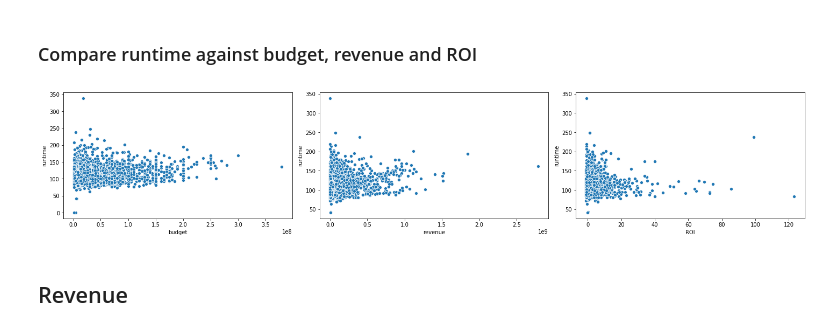
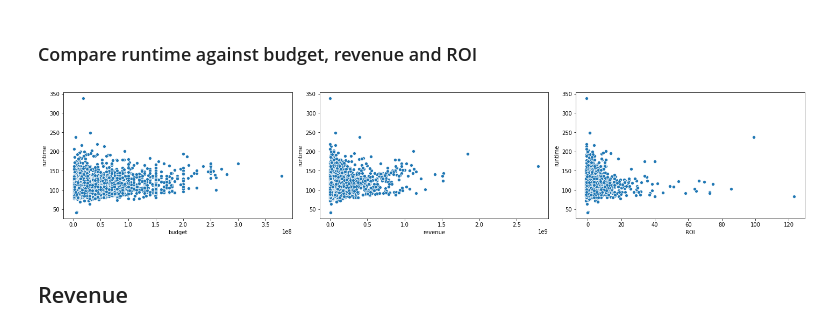
Before and after one commit to leyaof/movie-analysis, a Jupyter notebook: movie-analysis.ipynb, the cells around one changed output. Cells and saved outputs as stored; diff of their text form; code cells hidden in the pictures.

```diff
--- a/movie-analysis.ipynb
+++ b/movie-analysis.ipynb
@@ -228,16 +228,16 @@ sns.distplot(data.runtime)
 # %% [markdown]
 ### Compare runtime against budget, revenue and ROI
 # %%
-budget_data = data[(data['budget']>1e6 )][['title', 'budget', 'revenue','ROI', 'runtime']]
+runtime_data = data[(data['budget']>1e6 ) & (data['revenue']>1e4)][['title', 'budget', 'revenue','ROI', 'runtime']]
 # %%
 figure, ax=plt.subplots(1,3)
 figure.set_size_inches(20, 4)
-sns.scatterplot(x='budget', y='runtime', data=budget_data, ax=ax[0])
-sns.scatterplot(x='revenue', y='runtime', data=budget_data, ax=ax[1])
-sns.scatterplot(x='ROI', y='runtime', data=budget_data, ax=ax[2])
+sns.scatterplot(x='budget', y='runtime', data=runtime_data, ax=ax[0])
+sns.scatterplot(x='revenue', y='runtime', data=runtime_data, ax=ax[1])
+sns.scatterplot(x='ROI', y='runtime', data=runtime_data, ax=ax[2])
 figure.tight_layout()
 # %% [output]
-[figure, old version]
+[figure, new version]
 # %% [markdown]
 ## Revenue
 # %%
```
Also changed, not shown: parts of 2 cells of this notebook.
